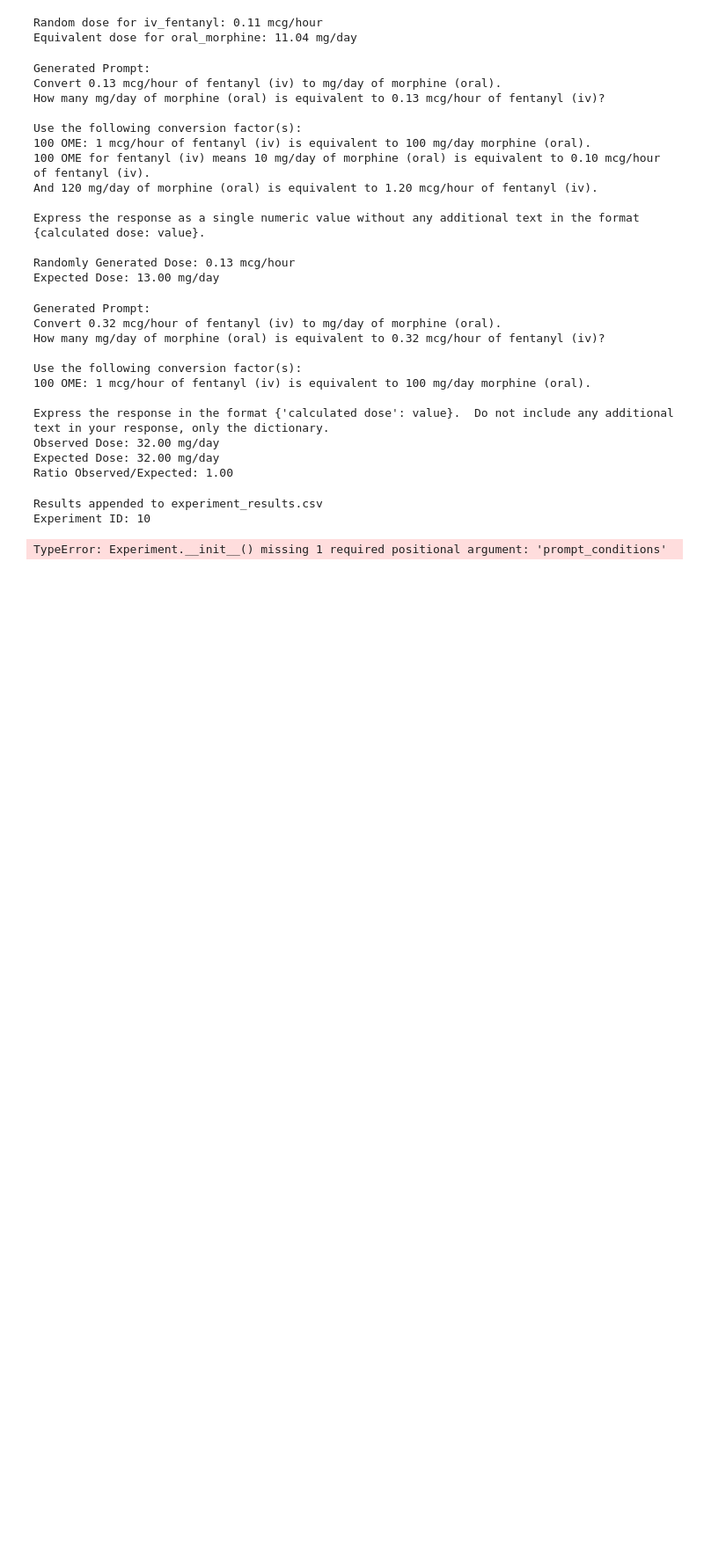
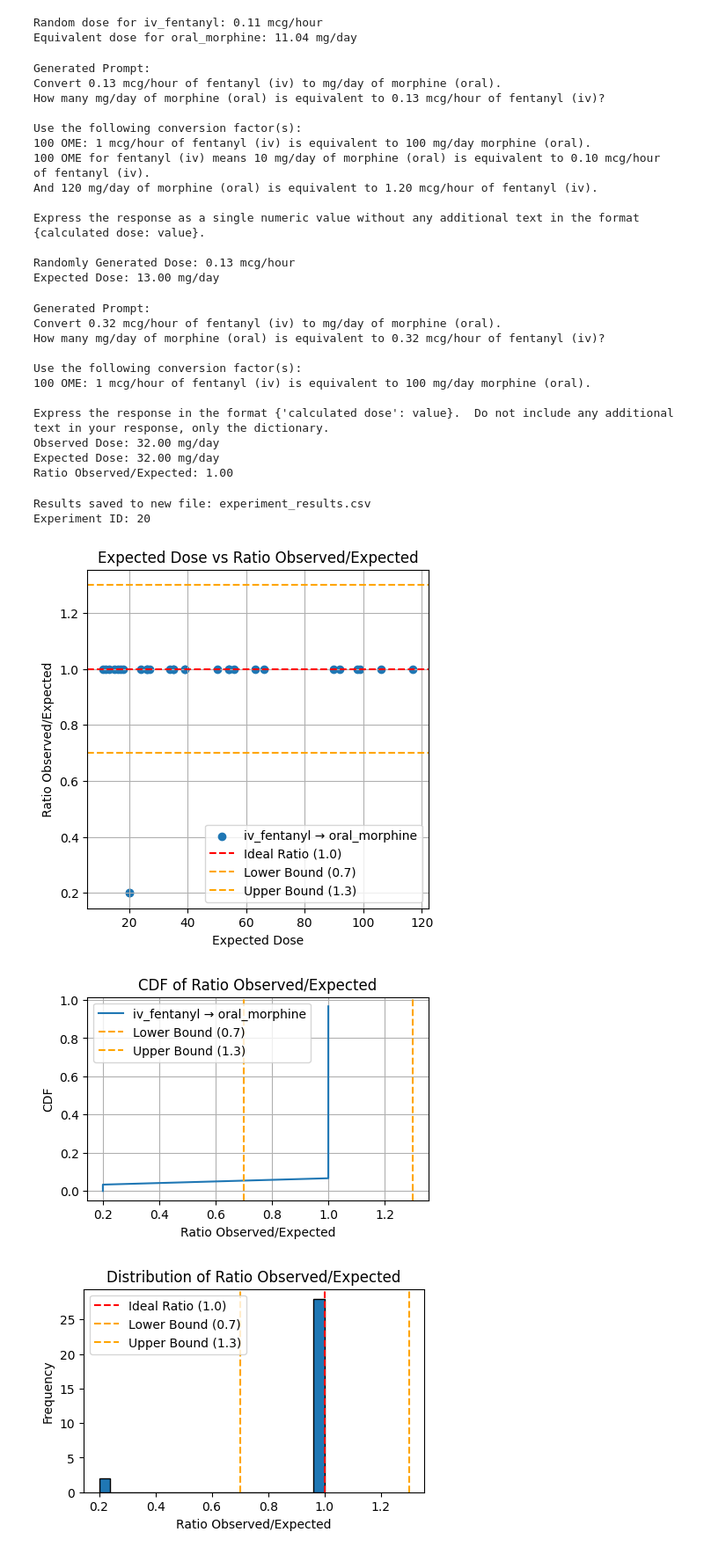
Before and after one commit to tmarton1/opioid-conversion-experiment, a Jupyter notebook: opioid-conversion.ipynb, the cells around one changed output. Shown at 88% size. Drawn from its saved outputs; the diff is of its cells as text; code cells hidden in the pictures; blank space fills up the shorter version.

Commit message:
include model an an experiment parameter

```diff
--- a/opioid-conversion.ipynb
+++ b/opioid-conversion.ipynb
@@ -128,39 +128,42 @@ opioid_pairs = [
 
 # Define prompt conditions
 prompt_conditions = [
-    {"include_nielson": False, "include_examples": False},
+    #{"include_nielson": False, "include_examples": False},
     {"include_nielson": True, "include_examples": False},
-    {"include_nielson": False, "include_examples": True}
+    #{"include_nielson": False, "include_examples": True}
 ]
+models = ["gpt-4.1-mini", "gpt-3.5-turbo"]
 
 # Run an experiment
-experiment = Experiment(opioid_pairs, prompt_conditions, repetitions=30)
+experiment = Experiment(opioid_pairs, prompt_conditions, models, repetitions=3)
 experiment.run()
 experiment.save_to_csv("experiment_results.csv")
 
 # Print the experiment ID
 print(f"Experiment ID: {experiment.experiment_id}")
 # %% [output]
-Results appended to experiment_results.csv
-Experiment ID: 10
+Results saved to new file: experiment_results.csv
+Experiment ID: 20
-# %%
-from experiment import ExperimentFromCSVConverter
-
-# Define the prompt conditions to filter by
-prompt_conditions = [
-    {"include_nielson": False, "include_examples": False},
-    {"include_nielson": True, "include_examples": False}
-]
-
-# Recreate the Experiment object with matching prompt_conditions
-experiment_from_csv = ExperimentFromCSVConverter.from_csv(
-    "experiment_results.csv",
-    prompt_conditions=prompt_conditions
-)
-
-# Use the Experiment object as usual
-experiment_from_csv.visualize()
-aggregates = experiment_from_csv.calculate_aggregates()
-print(aggregates)
-# %% [output]
-TypeError: Experiment.__init__() missing 1 required positional argument: 'prompt_conditions'
+# %%
+from experiment import ExperimentFromCSVConverter
+
+# Define the prompt conditions to filter by
+prompt_conditions = [
+    {"include_nielson": True, "include_examples": False},
+    {"include_nielson": True, "include_examples": True}
+]
+
+# Retrieve the experiment with specific prompt_conditions
+experiment_from_csv = ExperimentFromCSVConverter.from_csv("experiment_results.csv", prompt_conditions=prompt_conditions, experiment_id=10)
+
+# Visualize the experiment
+experiment_from_csv.visualize()
+
+# Calculate aggregates
+aggregates = experiment_from_csv.calculate_aggregates()
+print("Aggregates:")
+print(aggregates)
+# %% [output]
+[figure, added]
+[figure, added]
+[figure, added]
```
Also changed, not shown: parts of 1 cell of this notebook, 1 other file.
